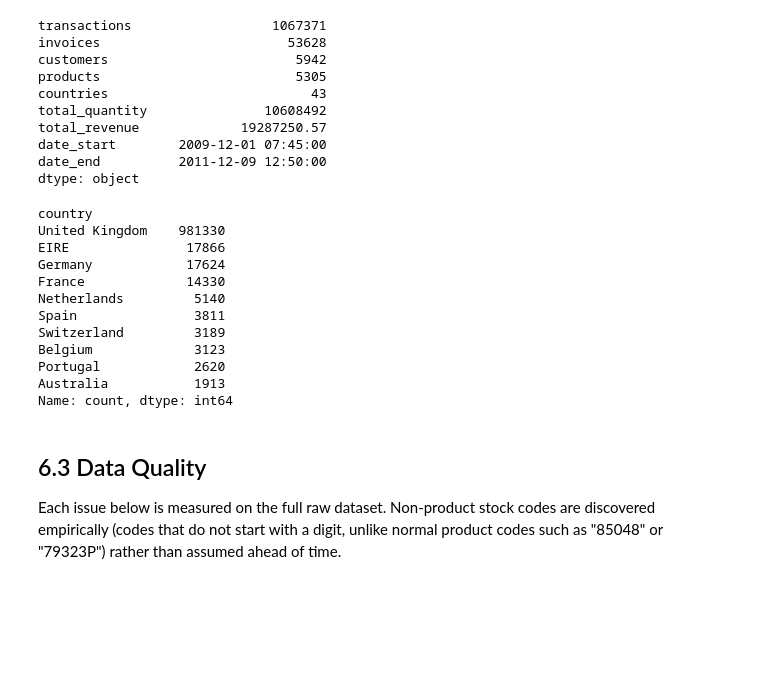
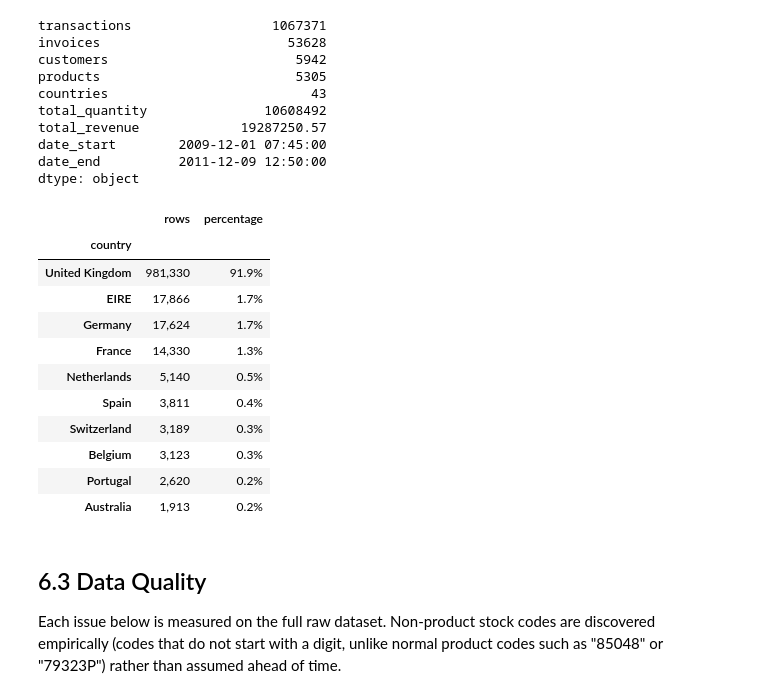
Before and after one commit to nguyenbaanh7779/customer-churn-prediction, a Jupyter notebook: notebooks/06_data_understanding.ipynb, the cells around one changed output. Saved outputs shown, nothing was run; the diff lists cells and outputs as text; code cells hidden in the pictures; blank space fills up the shorter version.

```diff
--- a/notebooks/06_data_understanding.ipynb
+++ b/notebooks/06_data_understanding.ipynb
@@ -361,20 +361,26 @@ date_start        2009-12-01 07:45:00
 date_end          2011-12-09 12:50:00
 dtype: object
 # %%
-df_retail["country"].value_counts().head(10)
+country_counts = df_retail["country"].value_counts().head(10).to_frame(
+    "rows"
+)
+country_counts["percentage"] = country_counts["rows"] / len(df_retail)
+country_counts.style.background_gradient(cmap="Blues", high=0.25, low=0.25).format(
+    {"rows": "{:,.0f}", "percentage": "{:.1%}"}
+)
 # %% [output]
-country
-United Kingdom    981330
-EIRE               17866
-Germany            17624
-France             14330
-Netherlands         5140
-Spain               3811
-Switzerland         3189
-Belgium             3123
-Portugal            2620
-Australia           1913
-Name: count, dtype: int64
+|  | rows | percentage |
+| country |  |  |
+| United Kingdom | 981,330 | 91.9% |
+| EIRE | 17,866 | 1.7% |
+| Germany | 17,624 | 1.7% |
+| France | 14,330 | 1.3% |
+| Netherlands | 5,140 | 0.5% |
+| Spain | 3,811 | 0.4% |
+| Switzerland | 3,189 | 0.3% |
+| Belgium | 3,123 | 0.3% |
+| Portugal | 2,620 | 0.2% |
+| Australia | 1,913 | 0.2% |
 # %% [markdown]
 ## 6.3 Data Quality
 
```
Also changed, not shown: parts of 26 cells of this notebook.
